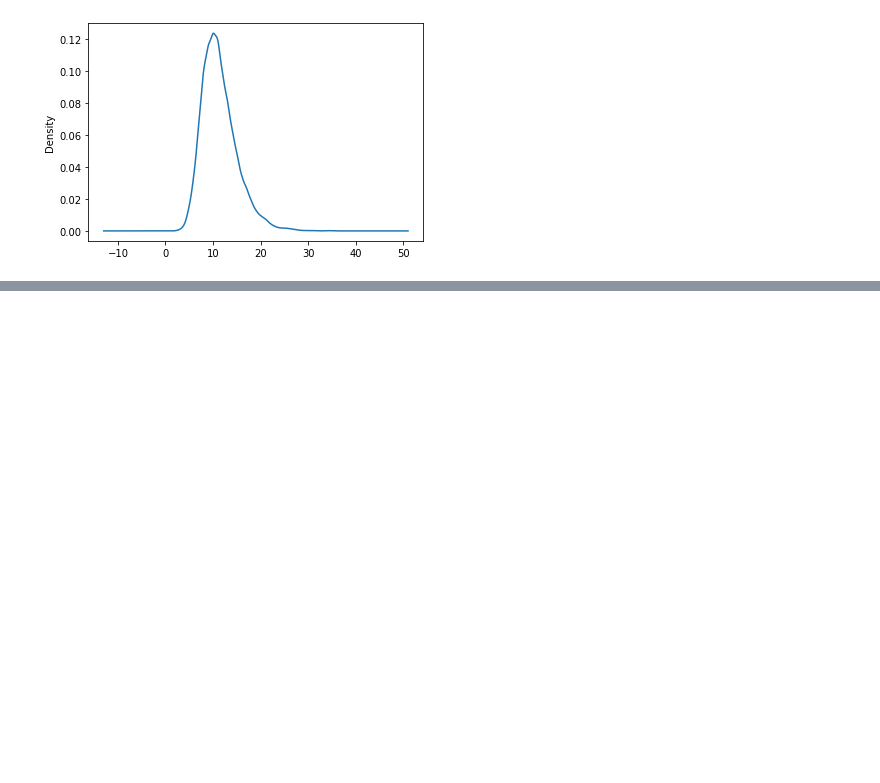
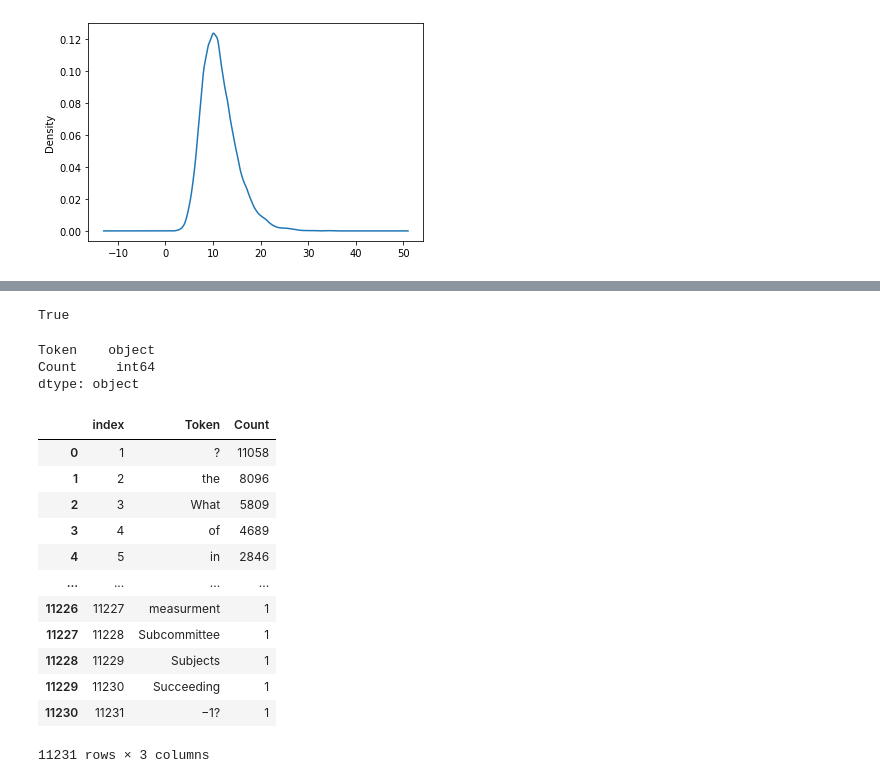
Before and after one commit to pavanchhatpar/question-generation, a Jupyter notebook: eda/src/notebooks/squadExplore.ipynb, the cells around one changed output, grey strips where cells are left out. Saved outputs shown, nothing was run; the diff lists cells and outputs as text; code cells hidden in the pictures; blank space fills up the shorter version.

```diff
--- a/eda/src/notebooks/squadExplore.ipynb
+++ b/eda/src/notebooks/squadExplore.ipynb
@@ -47,0 +55,4 @@ df.qlen.plot.kde()
+# %%
+qlist = list(qtokens.as_numpy_iterator())
+# %%
+words, counts = np.unique(qlist, return_counts=True)
@@ -47,0 +65,8 @@ df.qlen.plot.kde()
+# %%
+counts.sum() == len(qlist)
+# %% [output]
+True
+# %%
+df = pd.DataFrame({"Token": words, "Count": counts})
+df.loc[:, 'Token'] = df.Token.map(lambda x: x.decode('utf-8'))
+df = df.sort_values('Count', ascending=False)
@@ -47,0 +75,26 @@ df.qlen.plot.kde()
+# %%
+df.dtypes
+# %% [output]
+Token    object
+Count     int64
+dtype: object
+# %%
+df = df.reset_index(drop=True)
+df.index = df.index + 1
+df = df.reset_index()
+# %%
+df
+# %% [output]
+|  | index | Token | Count |
+| 0 | 1 | ? | 11058 |
+| 1 | 2 | the | 8096 |
+| 2 | 3 | What | 5809 |
+| 3 | 4 | of | 4689 |
+| 4 | 5 | in | 2846 |
+| ... | ... | ... | ... |
+| 11226 | 11227 | measurment | 1 |
+| 11227 | 11228 | Subcommittee | 1 |
+| 11228 | 11229 | Subjects | 1 |
+| 11229 | 11230 | Succeeding | 1 |
+| 11230 | 11231 | −1? | 1 |
+11231 rows × 3 columns
```
Also changed, not shown: parts of 7 cells of this notebook, 10 other files.
